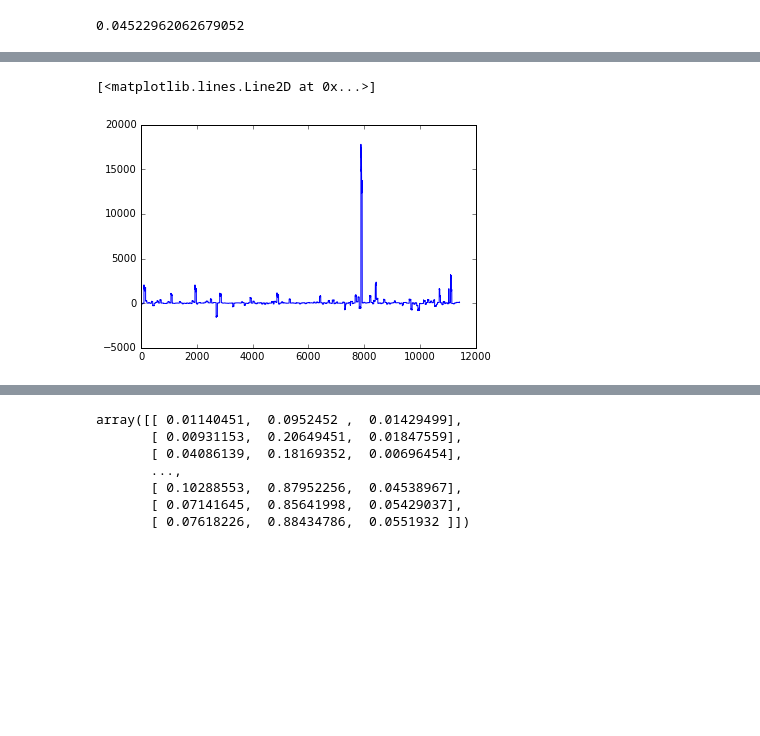
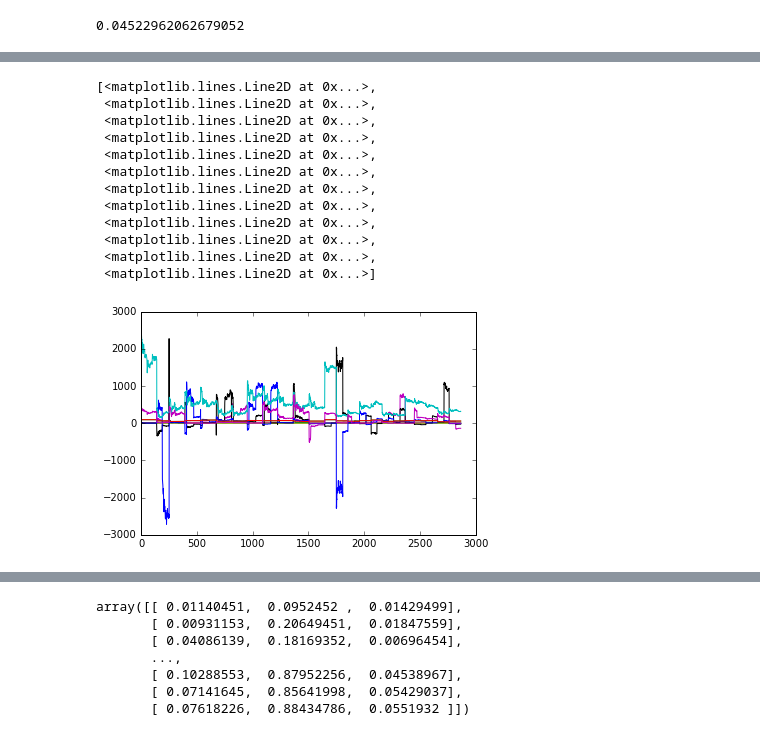
Before and after one commit to fswzb/sensequant, a Jupyter notebook: keras.ipynb, the cells around one changed output, grey strips where cells are left out. Drawn from its saved outputs; the diff is of its cells as text; code cells hidden in the pictures; blank space fills up the shorter version.

```diff
--- a/keras.ipynb
+++ b/keras.ipynb
@@ -10,15 +10,11 @@ Using TensorFlow backend.
 # %%
-matrix_train = np.loadtxt('helloworld/code/train.txt')
-matrix_test = np.loadtxt('helloworld/code/test.txt')
+matrix_train = np.loadtxt('tem/train.txt')
+matrix_test = np.loadtxt('tem/test.txt')
 # %%
 matrix_train = np.delete(matrix_train, 4, 1)
 matrix_test = np.delete(matrix_test, 4, 1)
+matrix_train = np.delete(matrix_train, 5, 1)
+matrix_test = np.delete(matrix_test, 5, 1)
-# %%
-matrix_train = np.delete(matrix_train, 6, 1)
-matrix_test = np.delete(matrix_test, 6, 1)
-# %%
-matrix_train = np.delete(matrix_train, 3, 1)
-matrix_test = np.delete(matrix_test, 3, 1)
 # %%
 X_train, Y_train = (matrix_train[:, :-1], matrix_train[:, -1])
 X_test, Y_test = (matrix_test[:, :-1], matrix_test[:, -1])
@@ -92,11 +95,22 @@ Epoch 1000/1000
 # %%
 import matplotlib.pyplot as plt
 %matplotlib inline
 X = np.vstack((X_train, X_test))
-plt.plot(matrix_test[:, 6])
+plt.plot(X)
 # %% [output]
-[<matplotlib.lines.Line2D at 0x...>]
+[<matplotlib.lines.Line2D at 0x...>,
+ <matplotlib.lines.Line2D at 0x...>,
+ <matplotlib.lines.Line2D at 0x...>,
+ <matplotlib.lines.Line2D at 0x...>,
+ <matplotlib.lines.Line2D at 0x...>,
+ <matplotlib.lines.Line2D at 0x...>,
+ <matplotlib.lines.Line2D at 0x...>,
+ <matplotlib.lines.Line2D at 0x...>,
+ <matplotlib.lines.Line2D at 0x...>,
+ <matplotlib.lines.Line2D at 0x...>,
+ <matplotlib.lines.Line2D at 0x...>,
+ <matplotlib.lines.Line2D at 0x...>]
-[figure, old version]
+[figure, new version]
 # %%
 model.evaluate(X_test_scale, Y_test_matrix)
 # %% [output]
```
Also changed, not shown: parts of 8 cells of this notebook, 11 other files.
